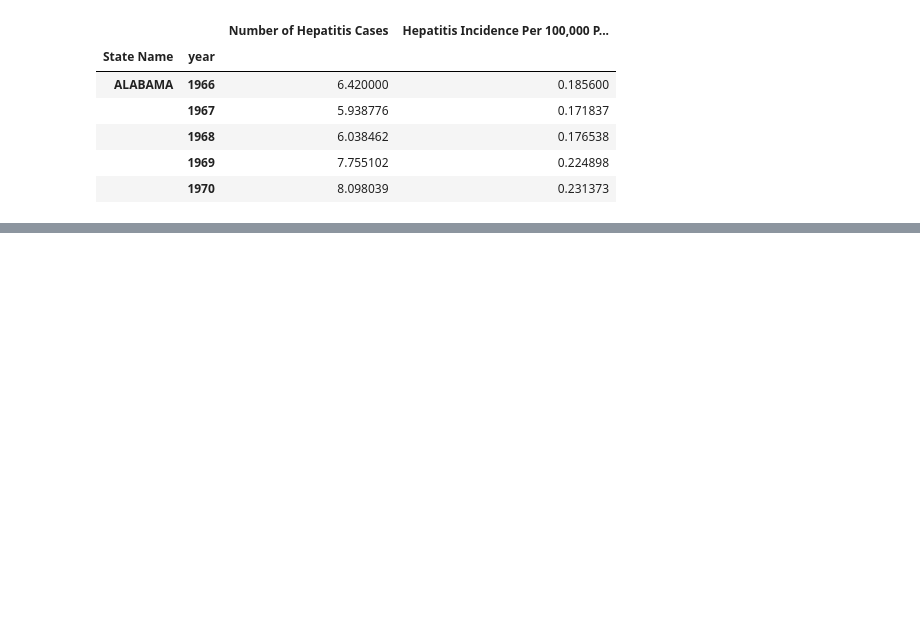
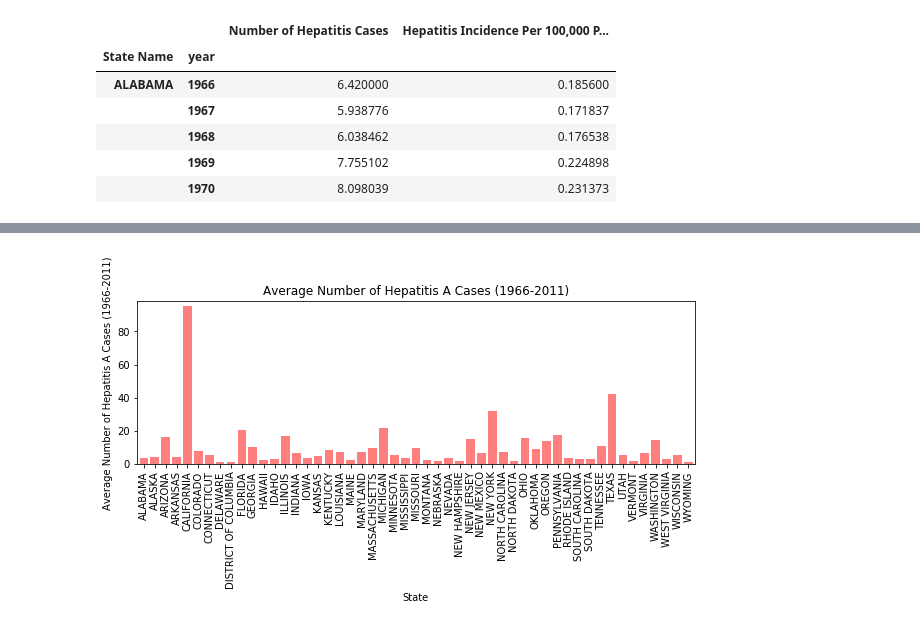
Before and after one commit to shettman/Epidemics-Project, a Jupyter notebook: contagious_diseases.ipynb, the cells around one changed output, grey strips where cells are left out. Cells and saved outputs as stored; diff of their text form; code cells hidden in the pictures; blank space fills up the shorter version.

```diff
--- a/contagious_diseases.ipynb
+++ b/contagious_diseases.ipynb
@@ -611,0 +716,6 @@ mean_grouped_hepatitis_df.head()
+# %%
+grouped_hepatitis_df_3 = hepatitis_df.groupby(["State Name"])
+state_mean_grouped_hepatitis_df = grouped_hepatitis_df_3.mean()
+state_mean_grouped_hepatitis_df["Average Number of Hepatitis A Cases Per Year"] = state_mean_grouped_hepatitis_df["Number of Hepatitis Cases"] / number_years_HepA
+state_mean_grouped_hepatitis_df["Average Hepatitis A Incidence Per 100,000 People Per Year"] = state_mean_grouped_hepatitis_df["Hepatitis Incidence Per 100,000 People"] / number_years_HepA
+state_mean_grouped_hepatitis_df.head()
@@ -611,0 +730,3 @@ mean_grouped_hepatitis_df.head()
+# %%
+reset_state_mean_grouped_hepatitis_df = state_mean_grouped_hepatitis_df.reset_index()
+reset_state_mean_grouped_hepatitis_df.head()
@@ -611,0 +740,17 @@ mean_grouped_hepatitis_df.head()
+# %%
+x_axis = np.arange(len(reset_state_mean_grouped_hepatitis_df))
+tick_locations = [value+0.4 for value in x_axis]
+plt.figure(figsize=(10,3))
+
+plt.bar(x_axis, reset_state_mean_grouped_hepatitis_df['Number of Hepatitis Cases'], color='r', alpha=0.5, align="edge")
+plt.xticks(tick_locations, reset_state_mean_grouped_hepatitis_df['State Name'], rotation="vertical")
+
+plt.xlim(-0.25, len(x_axis))
+plt.ylim(0, max(reset_state_mean_grouped_hepatitis_df['Number of Hepatitis Cases']) + 3)
+plt.title("Average Number of Hepatitis A Cases (1966-2011)")
+plt.xlabel("State")
+plt.ylabel("Average Number of Hepatitis A Cases (1966-2011)")
+#plt.legend()
+plt.show()
+# %% [output]
+[figure, added]
```
Also changed, not shown: parts of 66 cells of this notebook, 2 other files.
